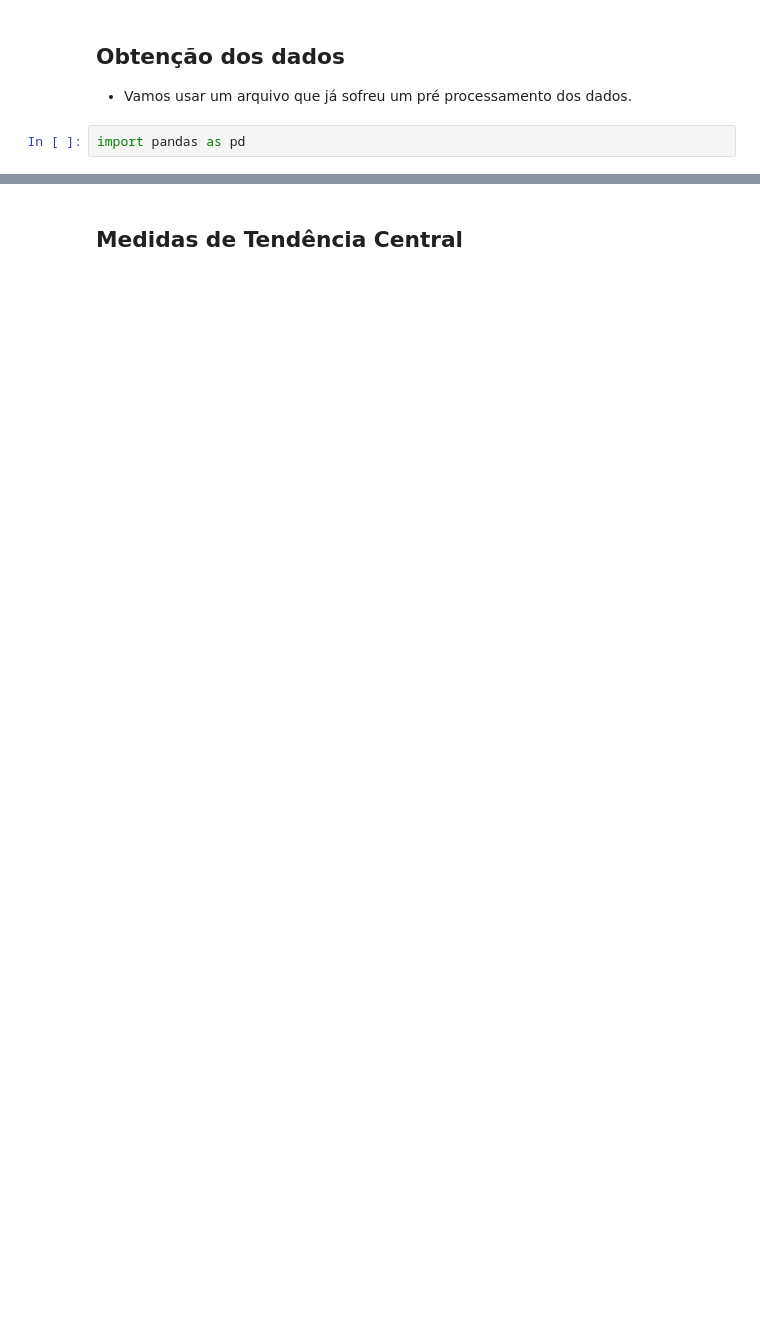
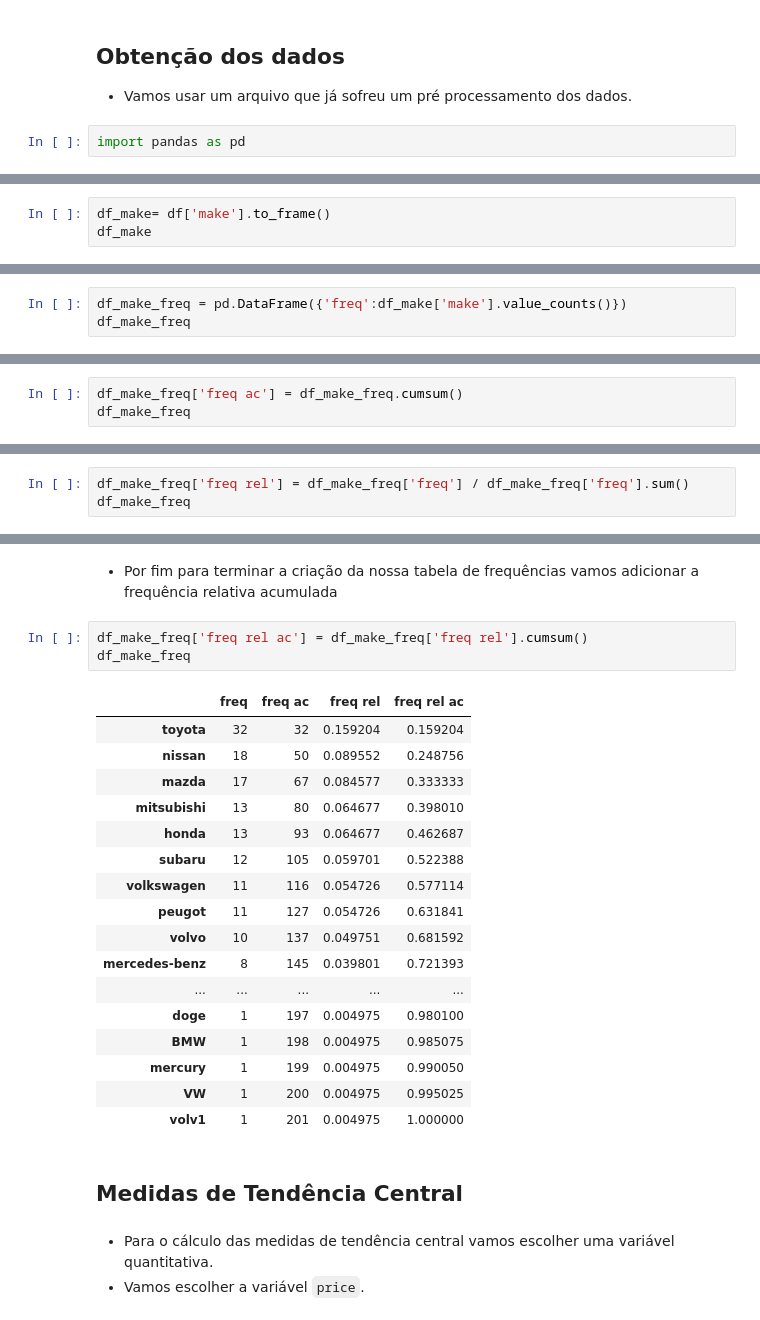
Before and after one commit to EduPekUfpr/PPGOLD7037, a Jupyter notebook: 02-DS_PPGOLD_AnaliseDescritiva/DS_PPGOLD_Aula02_AnaliseDescritiva.ipynb, the cells around one changed output, grey strips where cells are left out. Saved outputs shown, nothing was run; the diff lists cells and outputs as text; blank space fills up the shorter version.

```diff
--- a/02-DS_PPGOLD_AnaliseDescritiva/DS_PPGOLD_Aula02_AnaliseDescritiva.ipynb
+++ b/02-DS_PPGOLD_AnaliseDescritiva/DS_PPGOLD_Aula02_AnaliseDescritiva.ipynb
@@ -65,0 +66,3 @@ df.head()
+# %%
+df_make= df['make'].to_frame()
+df_make
@@ -65,0 +85,3 @@ df.head()
+# %%
+df_make_freq = pd.DataFrame({'freq':df_make['make'].value_counts()})
+df_make_freq
@@ -65,0 +108,3 @@ df.head()
+# %%
+df_make_freq['freq ac'] = df_make_freq.cumsum()
+df_make_freq
@@ -65,0 +131,3 @@ df.head()
+# %%
+df_make_freq['freq rel'] = df_make_freq['freq'] / df_make_freq['freq'].sum()
+df_make_freq
@@ -66,2 +152,28 @@ df.head()
+# %% [markdown]
+* Por fim para terminar a criação da nossa tabela de frequências vamos adicionar a frequência relativa acumulada
+# %%
+df_make_freq['freq rel ac'] = df_make_freq['freq rel'].cumsum()
+df_make_freq
+# %% [output]
+|  | freq | freq ac | freq rel | freq rel ac |
+| toyota | 32 | 32 | 0.159204 | 0.159204 |
+| nissan | 18 | 50 | 0.089552 | 0.248756 |
+| mazda | 17 | 67 | 0.084577 | 0.333333 |
+| mitsubishi | 13 | 80 | 0.064677 | 0.398010 |
+| honda | 13 | 93 | 0.064677 | 0.462687 |
+| subaru | 12 | 105 | 0.059701 | 0.522388 |
+| volkswagen | 11 | 116 | 0.054726 | 0.577114 |
+| peugot | 11 | 127 | 0.054726 | 0.631841 |
+| volvo | 10 | 137 | 0.049751 | 0.681592 |
+| mercedes-benz | 8 | 145 | 0.039801 | 0.721393 |
+| ... | ... | ... | ... | ... |
+| doge | 1 | 197 | 0.004975 | 0.980100 |
+| BMW | 1 | 198 | 0.004975 | 0.985075 |
+| mercury | 1 | 199 | 0.004975 | 0.990050 |
+| VW | 1 | 200 | 0.004975 | 0.995025 |
+| volv1 | 1 | 201 | 0.004975 | 1.000000 |
 # %% [markdown]
 ## Medidas de Tendência Central
+# %% [markdown]
+* Para o cálculo das medidas de tendência central vamos escolher uma variável quantitativa.
+* Vamos escolher a variável `price`.
```
Also changed, not shown: parts of 23 cells of this notebook.
